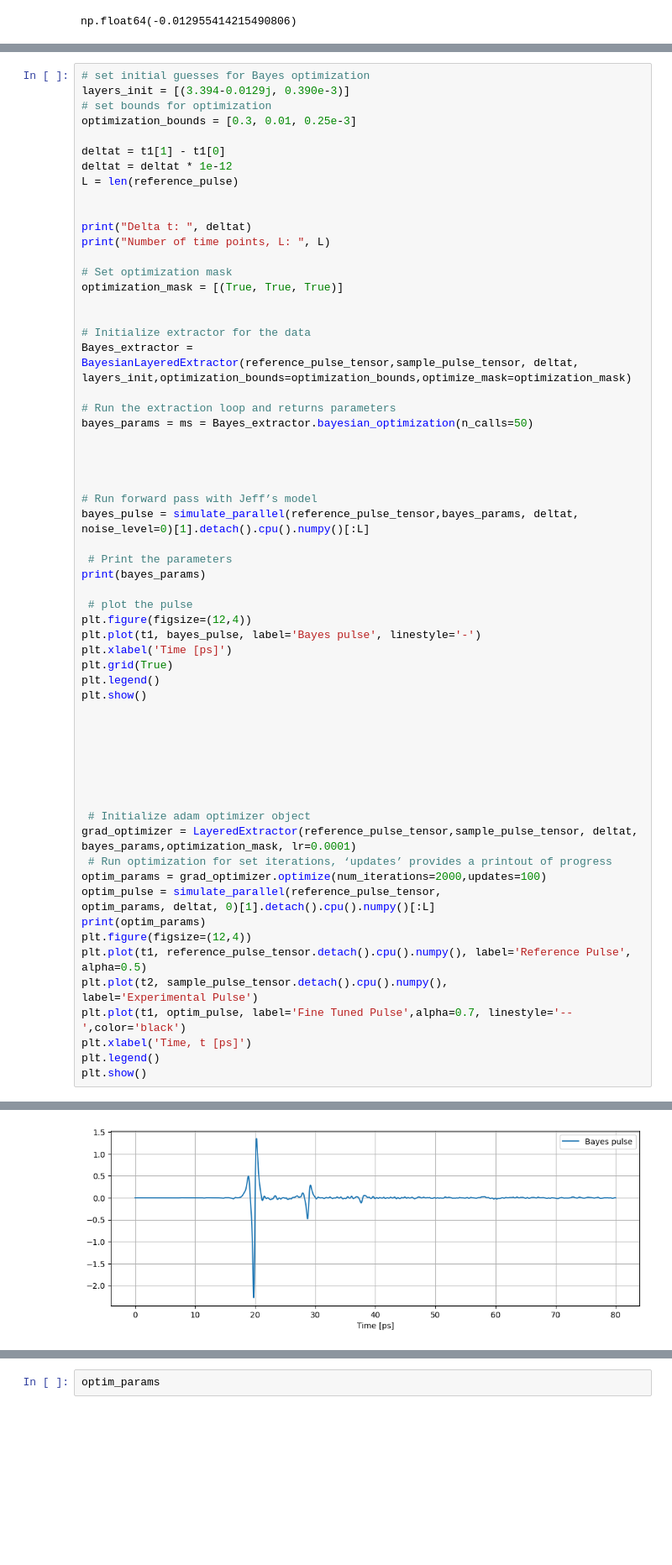
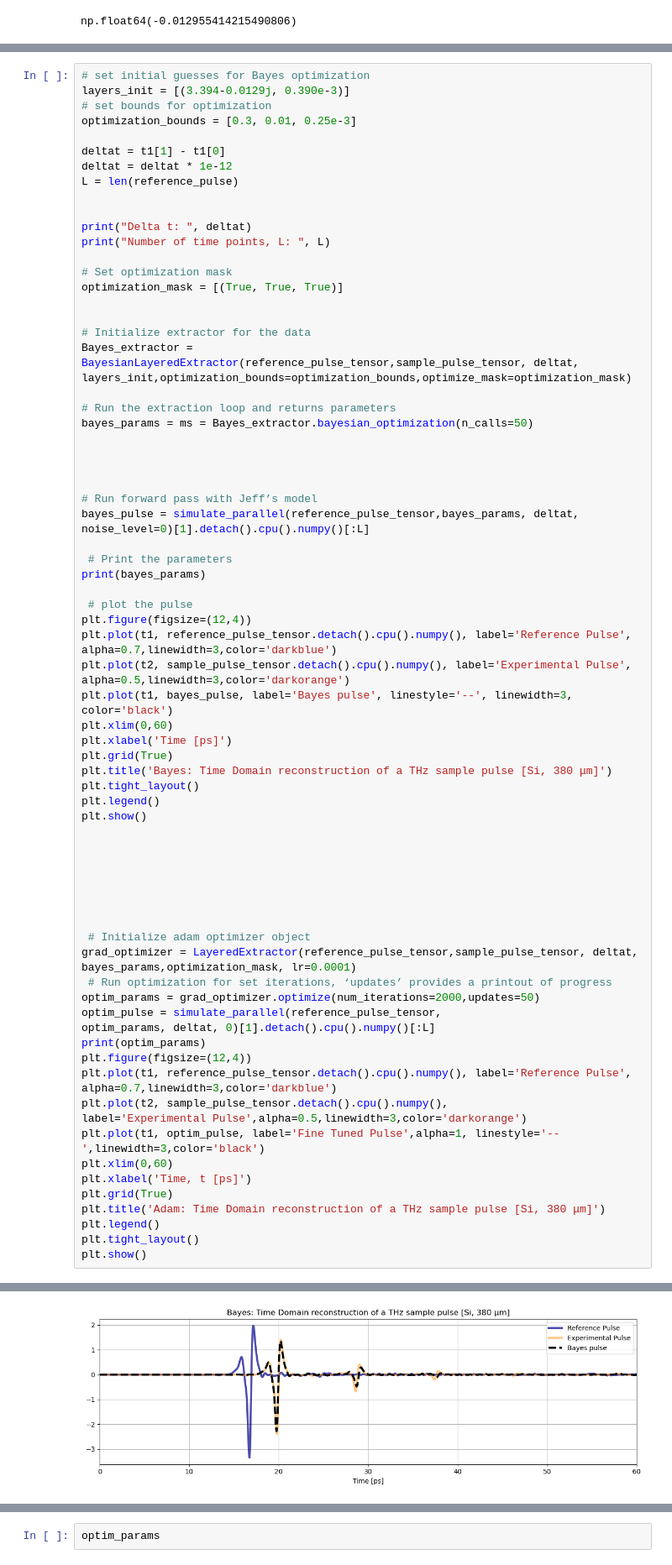
Before and after one commit to Loriginale2000/TerahertzProject, a Jupyter notebook: TheoTHzTDS/THz-TDS/Transfer Matrix Method/HRZ_Si_06_02_2026.ipynb, the cells around one changed output, grey strips where cells are left out. Shown at 84% size. Saved outputs shown, nothing was run; the diff lists cells and outputs as text; blank space fills up the shorter version.

```diff
--- a/TheoTHzTDS/THz-TDS/Transfer Matrix Method/HRZ_Si_06_02_2026.ipynb
+++ b/TheoTHzTDS/THz-TDS/Transfer Matrix Method/HRZ_Si_06_02_2026.ipynb
@@ -271,42 +285,51 @@ print(bayes_params)
 
  # plot the pulse
 plt.figure(figsize=(12,4))
-plt.plot(t1, bayes_pulse, label='Bayes pulse', linestyle='-')
+plt.plot(t1, reference_pulse_tensor.detach().cpu().numpy(), label='Reference Pulse', alpha=0.7,linewidth=3,color='darkblue')
+plt.plot(t2, sample_pulse_tensor.detach().cpu().numpy(), label='Experimental Pulse', alpha=0.5,linewidth=3,color='darkorange')
+plt.plot(t1, bayes_pulse, label='Bayes pulse', linestyle='--', linewidth=3, color='black')
+plt.xlim(0,60)
 plt.xlabel('Time [ps]')
 plt.grid(True)
+plt.title('Bayes: Time Domain reconstruction of a THz sample pulse [Si, 380 μm]')
+plt.tight_layout()
 plt.legend()
 plt.show()
 
 
 
 
 
 
 
  # Initialize adam optimizer object
 grad_optimizer = LayeredExtractor(reference_pulse_tensor,sample_pulse_tensor, deltat, bayes_params,optimization_mask, lr=0.0001)
  # Run optimization for set iterations, ‘updates’ provides a printout of progress
-optim_params = grad_optimizer.optimize(num_iterations=2000,updates=100)
+optim_params = grad_optimizer.optimize(num_iterations=2000,updates=50)
 optim_pulse = simulate_parallel(reference_pulse_tensor,
 optim_params, deltat, 0)[1].detach().cpu().numpy()[:L]
 print(optim_params)
 plt.figure(figsize=(12,4))
 plt.plot(t1, reference_pulse_tensor.detach().cpu().numpy(), label='Reference Pulse',
-alpha=0.5)
+alpha=0.7,linewidth=3,color='darkblue')
 plt.plot(t2, sample_pulse_tensor.detach().cpu().numpy(),
-label='Experimental Pulse')
-plt.plot(t1, optim_pulse, label='Fine Tuned Pulse',alpha=0.7, linestyle='--',color='black')
+label='Experimental Pulse',alpha=0.5,linewidth=3,color='darkorange')
+plt.plot(t1, optim_pulse, label='Fine Tuned Pulse',alpha=1, linestyle='--',linewidth=3,color='black')
+plt.xlim(0,60)
 plt.xlabel('Time, t [ps]')
+plt.grid(True)
+plt.title('Adam: Time Domain reconstruction of a THz sample pulse [Si, 380 μm]')
 plt.legend()
+plt.tight_layout()
 plt.show()
 # %% [output]
 Delta t:  3.30033000000185e-14
 Number of time points, L:  2425
 Starting Bayesian Optimization with masks...
 Search Boundaries for Optimized Parameters:
 Layer 1 - n ∈ (3.0940000000000003, 3.694)
 Layer 1 - k ∈ (-0.0229, -0.0029)
 Layer 1 - D ∈ (0.00014, 0.0006399999999999999)
 [((3.0940000000000003-0.009331065229295565j), 0.00043431268283061845)]
-[figure, old version]
+[figure, new version]
 Fine-tuning 3 parameters for 2000 iterations.
```
Also changed, not shown: parts of 5 cells of this notebook, 6 other files.
